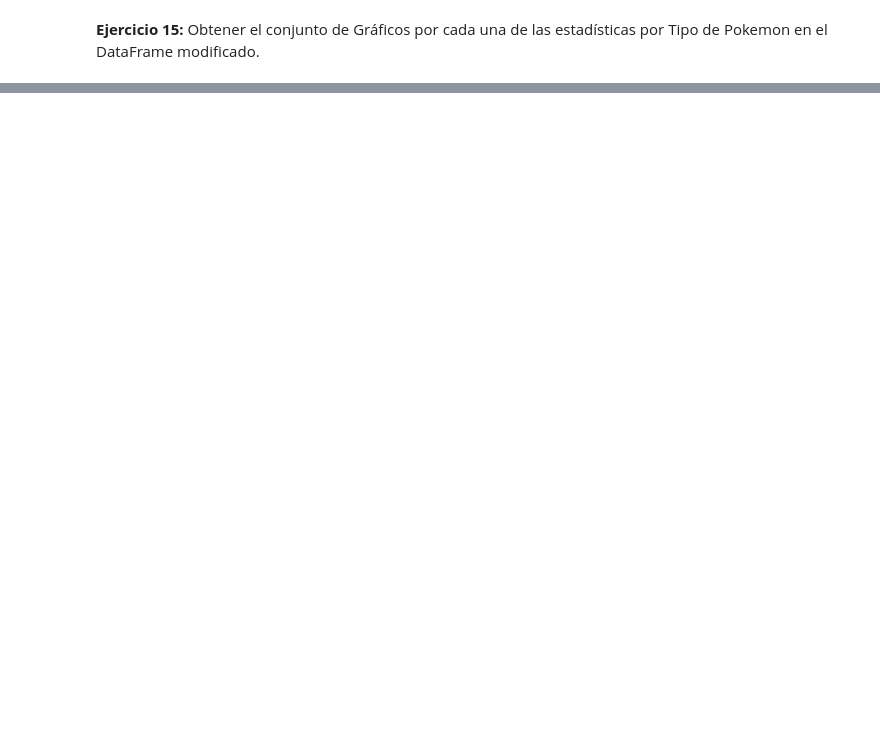
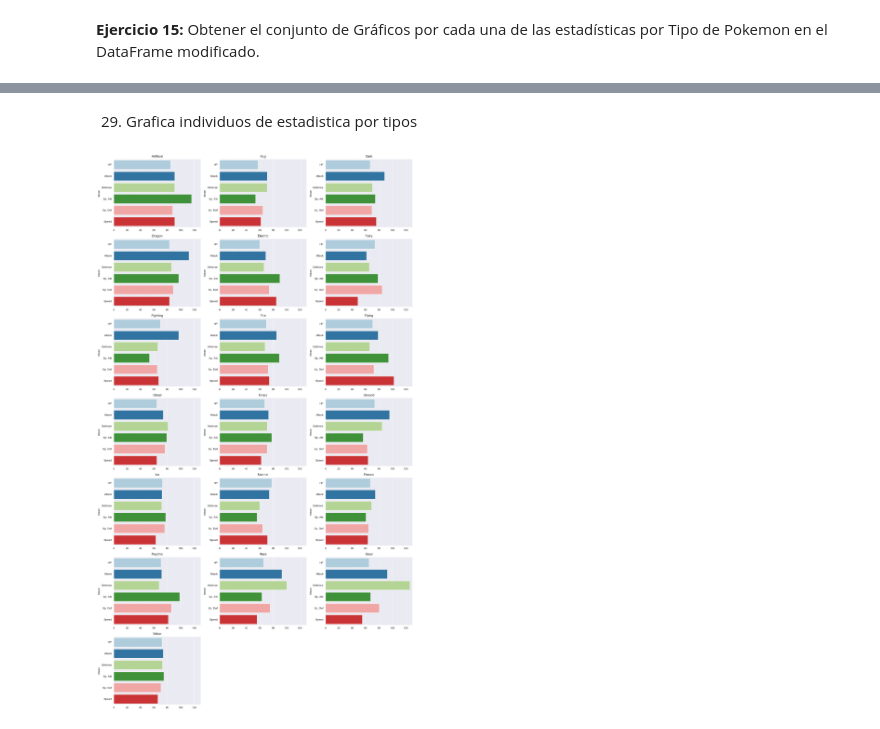
Before and after one commit to Jon-ram/ECBD_9B_PRACTICAS_230410, a Jupyter notebook: practica_05/Practica5.ipynb, the cells around one changed output, grey strips where cells are left out. Saved outputs shown, nothing was run; the diff lists cells and outputs as text; code cells hidden in the pictures; blank space fills up the shorter version.

```diff
--- a/practica_05/Practica5.ipynb
+++ b/practica_05/Practica5.ipynb
@@ -725,0 +954,33 @@ plt.show()
+# %% [markdown]
+29. Grafica individuos de estadistica por tipos
+# %%
+n_cols = 3
+n_rows = math.ceil(len(list_types) / n_cols)
+
+k = 1
+
+plt.figure(figsize=(16, 4 * n_rows))
+
+for i in list_types:
+    plt.subplot(n_rows, n_cols, k)
+    k += 1
+
+    row = mi_df.loc[i, :]
+
+    sns.barplot(
+        x=row.values,
+        y=row.index,
+        hue=row.index,
+        palette='Paired',
+        legend=False,
+        dodge=False
+    )
+
+    plt.title(i)
+    plt.xlim(0, 130)
+    plt.ylabel('Mean')
+
+plt.tight_layout()
+plt.show()
+# %% [output]
+[figure, added]
```
Also changed, not shown: parts of 26 cells of this notebook.
